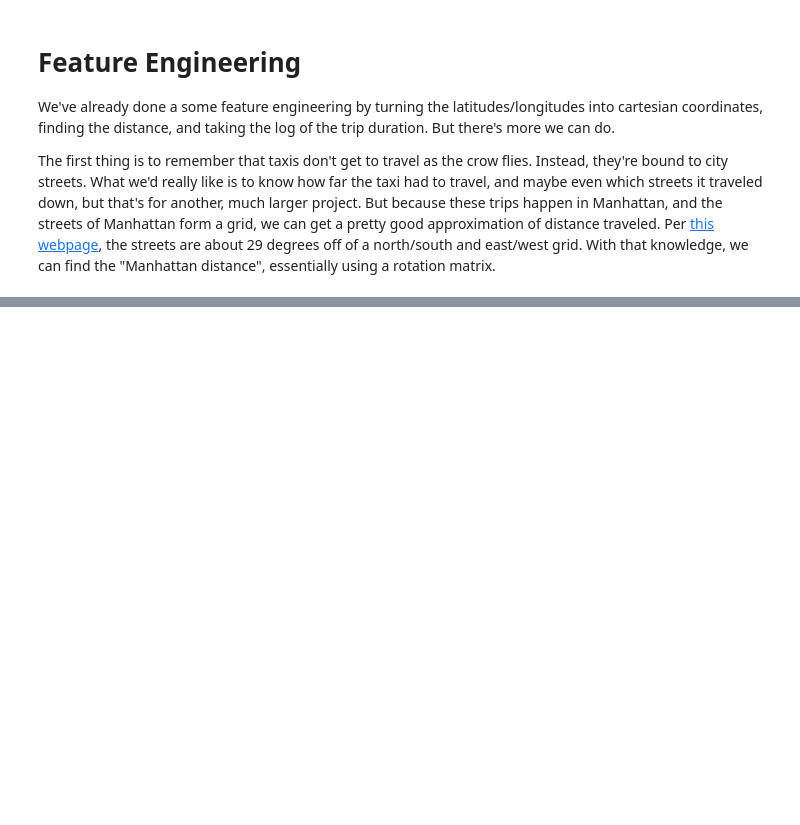
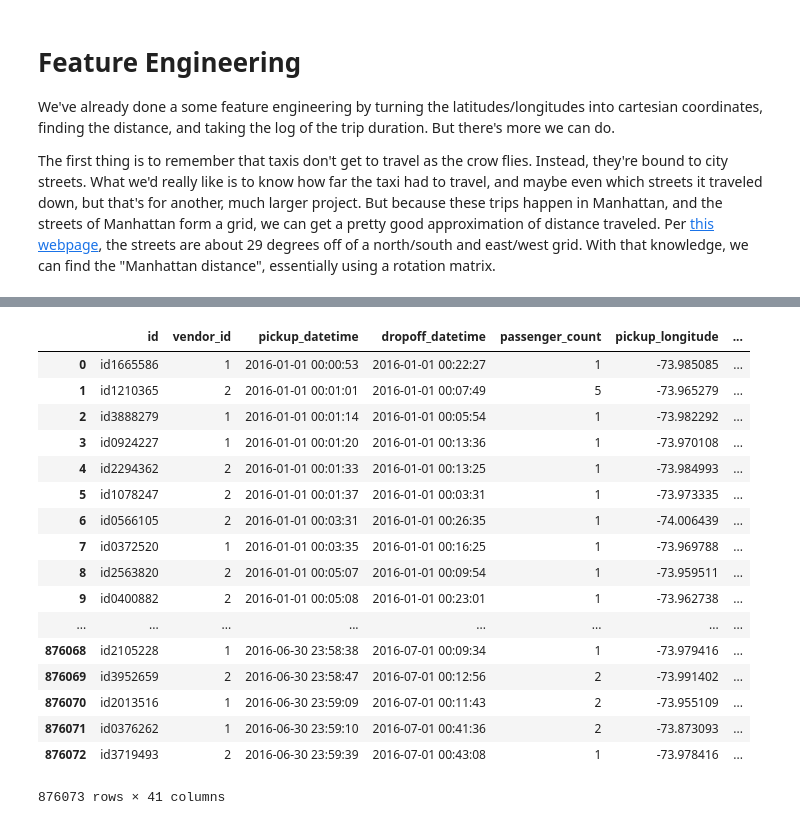
Before and after one commit to pschale/taxi-prediction, a Jupyter notebook: Data Exploration.ipynb, the cells around one changed output, grey strips where cells are left out. Saved outputs shown, nothing was run; the diff lists cells and outputs as text; code cells hidden in the pictures; blank space fills up the shorter version.

```diff
--- a/Data Exploration.ipynb
+++ b/Data Exploration.ipynb
@@ -287,3 +223,27 @@ train['manhattan_dist'] = train['manhattan_x'] + train['manhattan_y']
+# %%
+train['month'] = train['pickup_datetime'].dt.month
+train['day'] = train['pickup_datetime'].dt.day
+train['day_counter'] = (train['pickup_datetime'].dt.date - date(2016, 1, 1)).dt.days
+train['dow'] = (train['day_counter']-4) % 7
+train['hour'] = train['pickup_datetime'].dt.hour
+train['minute'] = train['pickup_datetime'].dt.minute
+train['is_weekday'] = train['dow']<5
+
+verify['month'] = verify['pickup_datetime'].dt.month
+verify['day'] = verify['pickup_datetime'].dt.day
+verify['day_counter'] = (verify['pickup_datetime'].dt.date - date(2016, 1, 1)).dt.days
+verify['dow'] = (verify['day_counter']-4) % 7
+verify['hour'] = verify['pickup_datetime'].dt.hour
+verify['minute'] = verify['pickup_datetime'].dt.minute
+verify['is_weekday'] = verify['dow']<5
+
+test['month'] = test['pickup_datetime'].dt.month
+test['day'] = test['pickup_datetime'].dt.day
+test['day_counter'] = (test['pickup_datetime'].dt.date - date(2016, 1, 1)).dt.days
+test['dow'] = (test['day_counter']-4) % 7
+test['hour'] = test['pickup_datetime'].dt.hour
+test['minute'] = test['pickup_datetime'].dt.minute
+test['is_weekday'] = test['dow']<5
 # %%
 train.columns
 # %% [output]
@@ -296,0 +260,3 @@ Index(['id', 'vendor_id', 'pickup_datetime', 'dropoff_datetime',
+# %%
+train = train[[col for col in train.columns if col not in ['crow_speed']]]
+verify = verify[[col for col in verify.columns if col not in ['crow_speed']]]
@@ -296,0 +267,15 @@ Index(['id', 'vendor_id', 'pickup_datetime', 'dropoff_datetime',
+# %%
+weather = pd.read_csv('weatherdata.csv')
+weather['timestamp'] = pd.to_datetime(weather['timestamp'])
+weather = weather.sort_values(by='timestamp')
+
+train_sorted = train.sort_values(by='pickup_datetime')
+verify_sorted = verify.sort_values(by='pickup_datetime')
+test_sorted = test.sort_values(by='pickup_datetime')
+# %%
+train = pd.merge_asof(train_sorted, weather, left_on='pickup_datetime', right_on='timestamp',
+                      tolerance=pd.Timedelta(1, 'h'), direction='nearest')
+verify = pd.merge_asof(verify_sorted, weather, left_on='pickup_datetime', right_on='timestamp',
+                       tolerance=pd.Timedelta(1, 'h'), direction='nearest')
+test = pd.merge_asof(test_sorted, weather, left_on='pickup_datetime', right_on='timestamp',
+                     tolerance=pd.Timedelta(1, 'h'), direction='nearest')
@@ -296,0 +286,21 @@ Index(['id', 'vendor_id', 'pickup_datetime', 'dropoff_datetime',
+# %%
+train
+# %% [output]
+|  | id | vendor_id | pickup_datetime | dropoff_datetime | passenger_count | pickup_longitude | ... |
+| 0 | id1665586 | 1 | 2016-01-01 00:00:53 | 2016-01-01 00:22:27 | 1 | -73.985085 | ... |
+| 1 | id1210365 | 2 | 2016-01-01 00:01:01 | 2016-01-01 00:07:49 | 5 | -73.965279 | ... |
+| 2 | id3888279 | 1 | 2016-01-01 00:01:14 | 2016-01-01 00:05:54 | 1 | -73.982292 | ... |
+| 3 | id0924227 | 1 | 2016-01-01 00:01:20 | 2016-01-01 00:13:36 | 1 | -73.970108 | ... |
+| 4 | id2294362 | 2 | 2016-01-01 00:01:33 | 2016-01-01 00:13:25 | 1 | -73.984993 | ... |
+| 5 | id1078247 | 2 | 2016-01-01 00:01:37 | 2016-01-01 00:03:31 | 1 | -73.973335 | ... |
+| 6 | id0566105 | 2 | 2016-01-01 00:03:31 | 2016-01-01 00:26:35 | 1 | -74.006439 | ... |
+| 7 | id0372520 | 1 | 2016-01-01 00:03:35 | 2016-01-01 00:16:25 | 1 | -73.969788 | ... |
+| 8 | id2563820 | 2 | 2016-01-01 00:05:07 | 2016-01-01 00:09:54 | 1 | -73.959511 | ... |
+| 9 | id0400882 | 2 | 2016-01-01 00:05:08 | 2016-01-01 00:23:01 | 1 | -73.962738 | ... |
+| ... | ... | ... | ... | ... | ... | ... | ... |
+| 876068 | id2105228 | 1 | 2016-06-30 23:58:38 | 2016-07-01 00:09:34 | 1 | -73.979416 | ... |
+| 876069 | id3952659 | 2 | 2016-06-30 23:58:47 | 2016-07-01 00:12:56 | 2 | -73.991402 | ... |
+| 876070 | id2013516 | 1 | 2016-06-30 23:59:09 | 2016-07-01 00:11:43 | 2 | -73.955109 | ... |
+| 876071 | id0376262 | 1 | 2016-06-30 23:59:10 | 2016-07-01 00:41:36 | 2 | -73.873093 | ... |
+| 876072 | id3719493 | 2 | 2016-06-30 23:59:39 | 2016-07-01 00:43:08 | 1 | -73.978416 | ... |
+876073 rows × 41 columns
```
Also changed, not shown: parts of 31 cells of this notebook.
